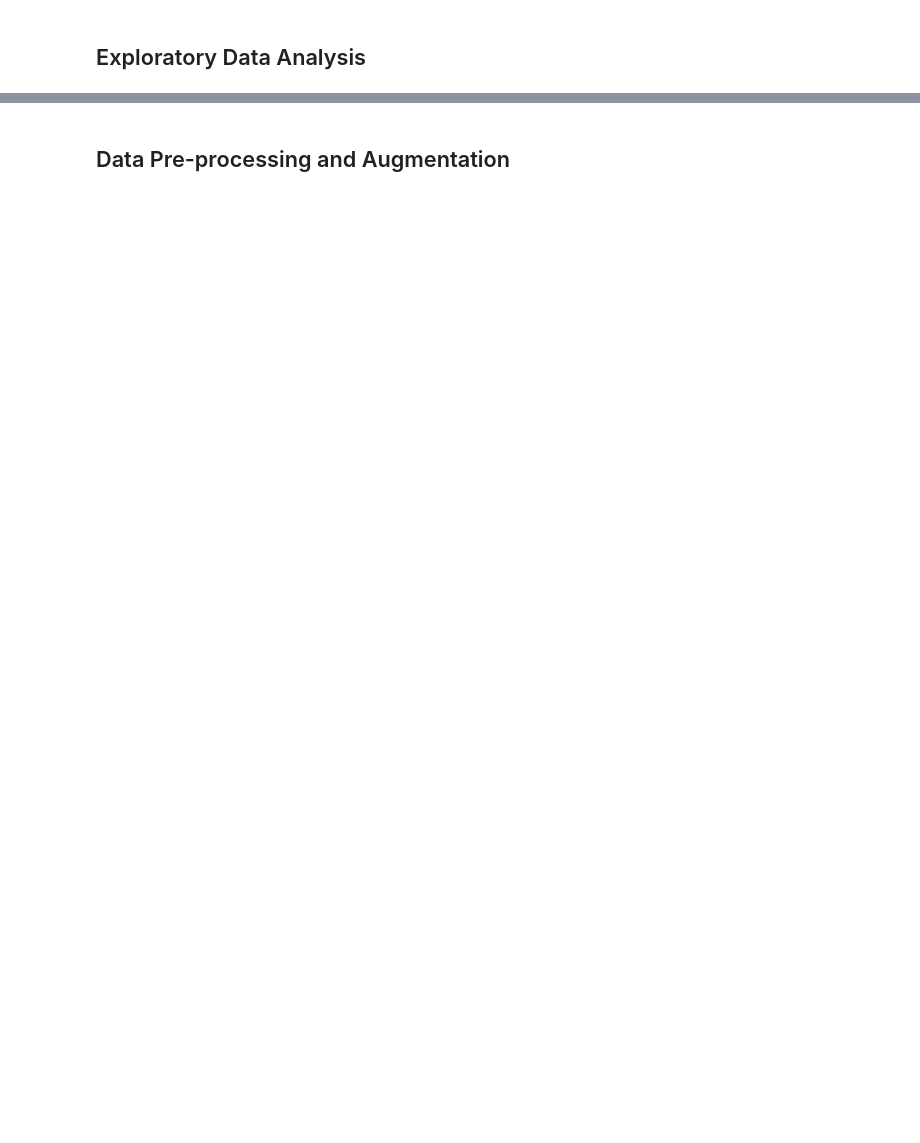
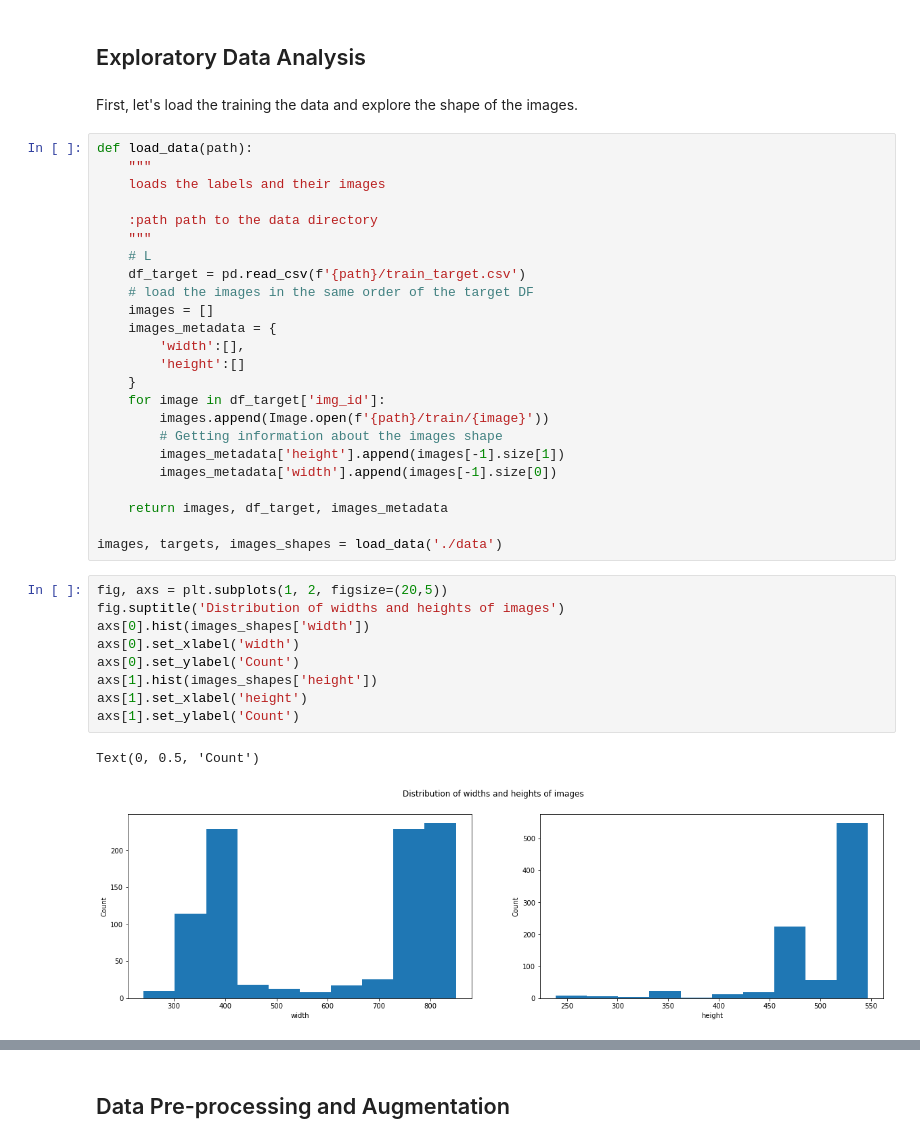
Before and after one commit to ML-Academy-team/License-Plate-Detection, a Jupyter notebook: License-Plate-Detection.ipynb, the cells around one changed output, grey strips where cells are left out. Cells and saved outputs as stored; diff of their text form; blank space fills up the shorter version.

```diff
--- a/License-Plate-Detection.ipynb
+++ b/License-Plate-Detection.ipynb
@@ -6,2 +24,40 @@ import numpy as np
 # %% [markdown]
 ## Exploratory Data Analysis
+# %% [markdown]
+First, let's load the training the data and explore the shape of the images.
+# %%
+def load_data(path):
+    """
+    loads the labels and their images
+
+    :path path to the data directory
+    """
+    # L
+    df_target = pd.read_csv(f'{path}/train_target.csv')
+    # load the images in the same order of the target DF
+    images = []
+    images_metadata = {
+        'width':[],
+        'height':[]
+    }
+    for image in df_target['img_id']:
+        images.append(Image.open(f'{path}/train/{image}'))
+        # Getting information about the images shape
+        images_metadata['height'].append(images[-1].size[1])
+        images_metadata['width'].append(images[-1].size[0])
+
+    return images, df_target, images_metadata
+
+images, targets, images_shapes = load_data('./data')
+# %%
+fig, axs = plt.subplots(1, 2, figsize=(20,5))
+fig.suptitle('Distribution of widths and heights of images')
+axs[0].hist(images_shapes['width'])
+axs[0].set_xlabel('width')
+axs[0].set_ylabel('Count')
+axs[1].hist(images_shapes['height'])
+axs[1].set_xlabel('height')
+axs[1].set_ylabel('Count')
+# %% [output]
+Text(0, 0.5, 'Count')
+[figure, added]
```
Also changed, not shown: parts of 5 cells of this notebook.
